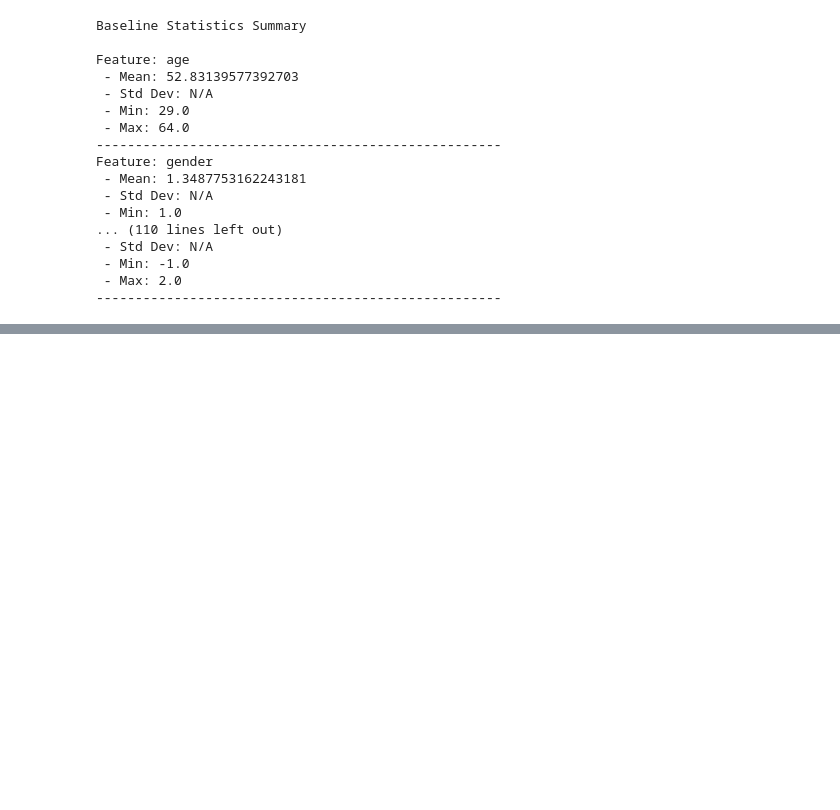
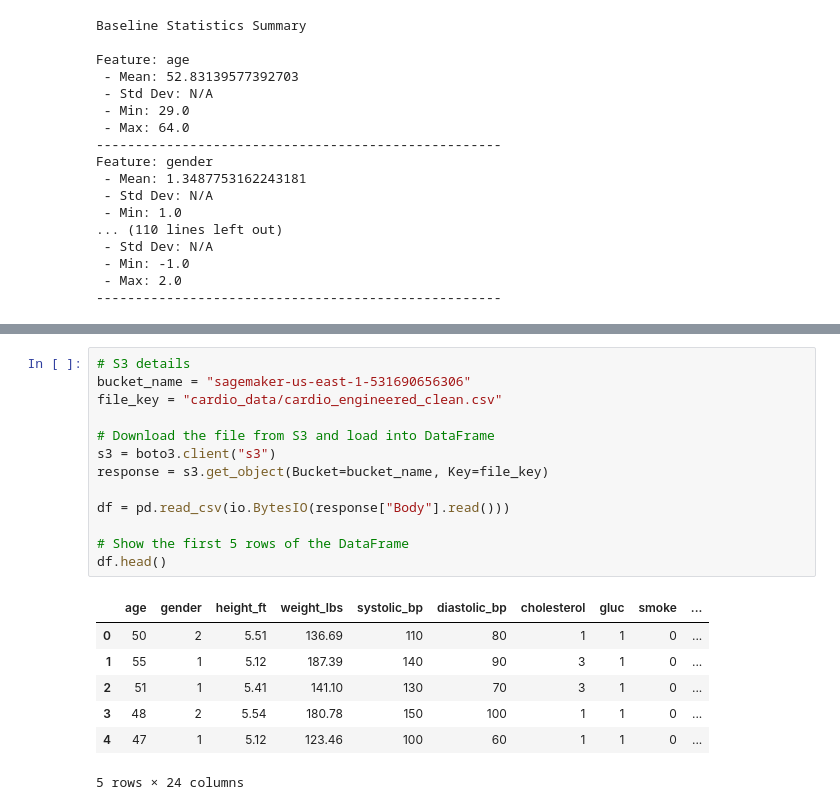
Before and after one commit to oxayavongsa/aai-540-mlops-final-group-4, a Jupyter notebook: cloudwatch/cardio_cloudwatch_and_data_reports.ipynb, the cells around one changed output, grey strips where cells are left out. Saved outputs shown, nothing was run; the diff lists cells and outputs as text; blank space fills up the shorter version.

```diff
--- a/cloudwatch/cardio_cloudwatch_and_data_reports.ipynb
+++ b/cloudwatch/cardio_cloudwatch_and_data_reports.ipynb
@@ -278,0 +164,21 @@ upload: ./cardio_cloudwatch_and_data_reports.ipynb to s3://sagemaker-us-east-1-5
+# %%
+# S3 details
+bucket_name = "sagemaker-us-east-1-531690656306"
+file_key = "cardio_data/cardio_engineered_clean.csv"
+
+# Download the file from S3 and load into DataFrame
+s3 = boto3.client("s3")
+response = s3.get_object(Bucket=bucket_name, Key=file_key)
+
+df = pd.read_csv(io.BytesIO(response["Body"].read()))
+
+# Show the first 5 rows of the DataFrame
+df.head()
+# %% [output]
+|  | age | gender | height_ft | weight_lbs | systolic_bp | diastolic_bp | cholesterol | gluc | smoke | ... |
+| 0 | 50 | 2 | 5.51 | 136.69 | 110 | 80 | 1 | 1 | 0 | ... |
+| 1 | 55 | 1 | 5.12 | 187.39 | 140 | 90 | 3 | 1 | 0 | ... |
+| 2 | 51 | 1 | 5.41 | 141.10 | 130 | 70 | 3 | 1 | 0 | ... |
+| 3 | 48 | 2 | 5.54 | 180.78 | 150 | 100 | 1 | 1 | 0 | ... |
+| 4 | 47 | 1 | 5.12 | 123.46 | 100 | 60 | 1 | 1 | 0 | ... |
+5 rows × 24 columns
```
Also changed, not shown: parts of 35 cells of this notebook, 5 other files.
